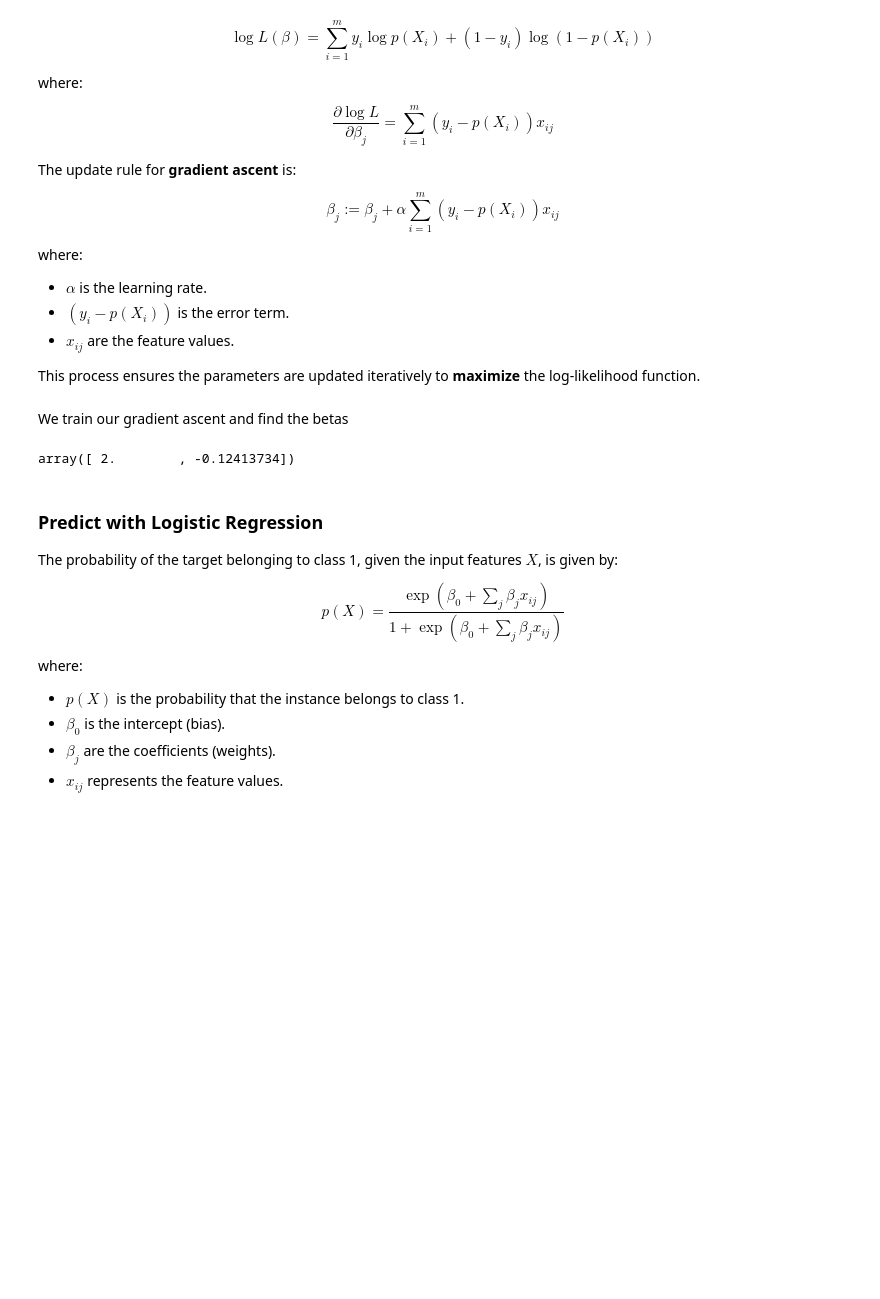
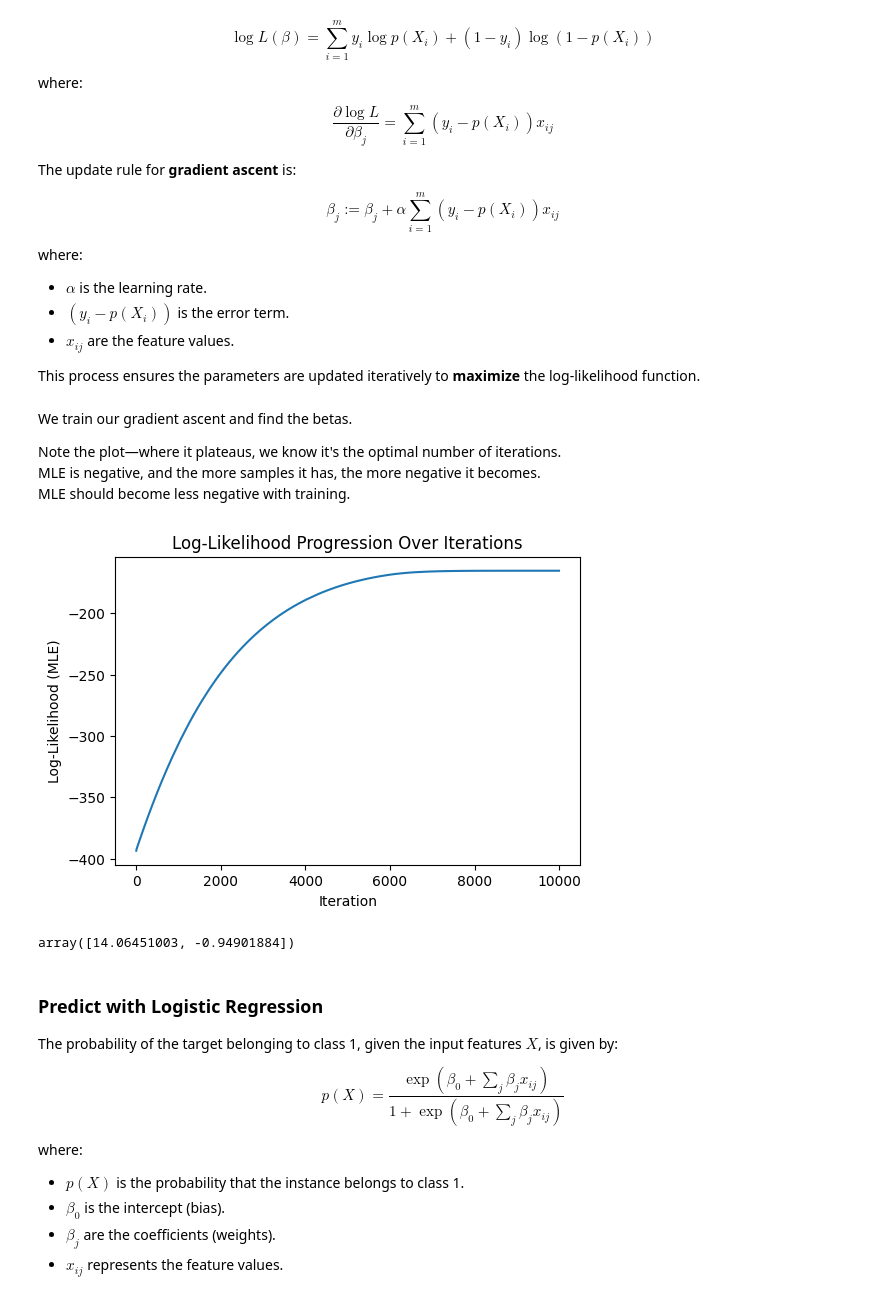
Before and after one commit to adamd1985/Lectures_On_MLAI, a Jupyter notebook: 4_2_Logistic_Regression_Lecture.ipynb, the cells around one changed output. Saved outputs shown, nothing was run; the diff lists cells and outputs as text; code cells hidden in the pictures; blank space fills up the shorter version.

```diff
--- a/4_2_Logistic_Regression_Lecture.ipynb
+++ b/4_2_Logistic_Regression_Lecture.ipynb
@@ -99,9 +98,12 @@ plt.show()
 ## Logistic Regression
 # %% [markdown]
 We prepare our data
-# %%
-X = breast_cancer_df[['mean radius']].values
-y = breast_cancer_df['target'].values
-X_bias = np.column_stack((np.ones(X.shape[0]), X))
-
-betas = np.zeros(X_bias.shape[1])
+# %%
+from sklearn.preprocessing import StandardScaler
+
+X = breast_cancer_df[['mean radius']].values
+y = breast_cancer_df['target'].values
+
+scaler = StandardScaler()
+X_scaled = scaler.fit_transform(breast_cancer_df[['mean radius']])
+breast_cancer_df.describe()
@@ -154,7 +167,6 @@ where:
 - The term $(y_i - p(X_i)) $ represents the error between the true label and the predicted probability.
 # %%
 def compute_log_likelihood(X, y, betas):
-    m = len(y)
     h = sigmoid(X @ betas)
     return np.sum(y * np.log(h) + (1 - y) * np.log(1 - h))
 # %% [markdown]
@@ -191,22 +203,48 @@ where:
 
 This process ensures the parameters are updated iteratively to **maximize** the log-likelihood function.
 # %%
+from tqdm.notebook import tqdm
+np.seterr(divide='raise', invalid='raise')
+
 def gradient_ascent_mle(X, y, betas, learning_rate=0.01, epochs=100, clip_value=1):
     log_likelihood_history = []
-    for _ in range(epochs):
+    for _ in tqdm(range(epochs)):
+      try:
         h = sigmoid(X @ betas)
         gradient = X.T @ (y - h)
         gradient = np.clip(gradient, -clip_value, clip_value)  # Exploding Gradient
         betas += learning_rate * gradient
         log_likelihood_history.append(compute_log_likelihood(X, y, betas))
+      except Exception as e:
+        print(f"Error in GA: {e}, X: {X}, betas:{betas}")
+        break
     return betas, log_likelihood_history
-# %% [markdown]
-We train our gradient ascent and find the betas
-# %%
-betas_opt_mle, log_likelihood_history = gradient_ascent_mle(X_bias, y, betas, learning_rate=0.002, epochs=1000)
-betas_opt_mle
-# %% [output]
-array([ 2.        , -0.12413734])
+# %% [markdown]
+We train our gradient ascent and find the betas.
+
+Note the plot—where it plateaus, we know it's the optimal number of iterations.
+MLE is negative, and the more samples it has, the more negative it becomes.
+MLE should become less negative with training.
+# %%
+X_bias = np.column_stack((np.ones(X_scaled.shape[0]), X))
+betas = np.random.normal(loc=0, scale=0.01, size=(X_bias.shape[1]))
+betas_opt_mle, log_likelihood_history = gradient_ascent_mle(X_bias,
+                                                            y,
+                                                            betas,
+                                                            learning_rate=0.002,
+                                                            epochs=10000)
+
+plt.figure(figsize=(6, 4))
+plt.plot(range(len(log_likelihood_history)), log_likelihood_history)
+plt.xlabel("Iteration")
+plt.ylabel("Log-Likelihood (MLE)")
+plt.title("Log-Likelihood Progression Over Iterations")
+plt.show()
+
+betas_opt_mle
+# %% [output]
+[figure, added]
+array([14.06451003, -0.94901884])
 # %% [markdown]
 ### Predict with Logistic Regression
 
```
Also changed, not shown: parts of 38 cells of this notebook.
